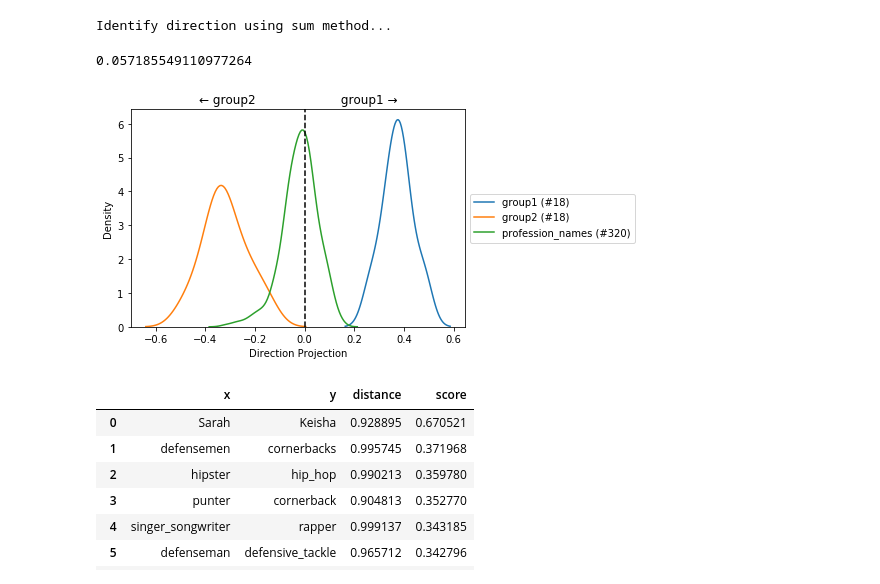
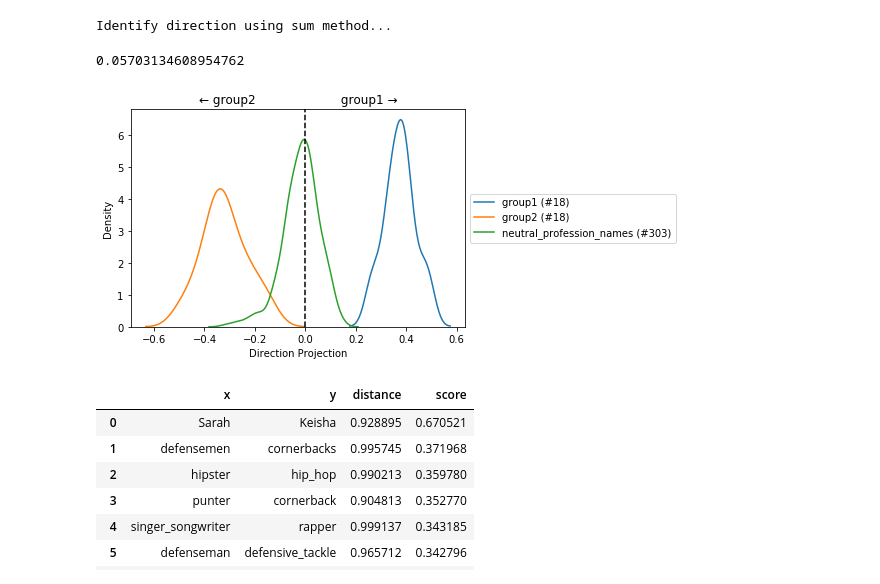
Before and after one commit to ResponsiblyAI/responsibly, a Jupyter notebook: docs/notebooks/exploratory-demo-race-bias-words-embedding.ipynb, the cells around one changed output. Saved outputs shown, nothing was run; the diff lists cells and outputs as text; code cells hidden in the pictures.

```diff
--- a/docs/notebooks/exploratory-demo-race-bias-words-embedding.ipynb
+++ b/docs/notebooks/exploratory-demo-race-bias-words-embedding.ipynb
@@ -33,17 +33,17 @@ race_bias_we._identify_direction('group1', 'group2',
 # %% [output]
 Identify direction using sum method...
 # %%
-profession_names = race_bias_we._filter_words_by_model(BOLUKBASI_DATA['gender']['profession_names'])
+neutral_profession_names = race_bias_we._filter_words_by_model(BOLUKBASI_DATA['gender']['neutral_profession_names'])
 # %%
-race_bias_we.calc_direct_bias(profession_names)
+race_bias_we.calc_direct_bias(neutral_profession_names)
 # %% [output]
-0.057185549110977264
+0.05703134608954762
 # %%
-race_bias_we.plot_dist_projections_on_direction({'profession_names': profession_names,
+race_bias_we.plot_dist_projections_on_direction({'neutral_profession_names': neutral_profession_names,
                                                  'group1': group1,
                                                  'group2': group2});
 # %% [output]
-[figure, old version]
+[figure, new version]
 # %%
 race_bias_we.generate_analogies(30)
 # %% [output]
```
Also changed, not shown: parts of 1 cell of this notebook, 8 other files.
